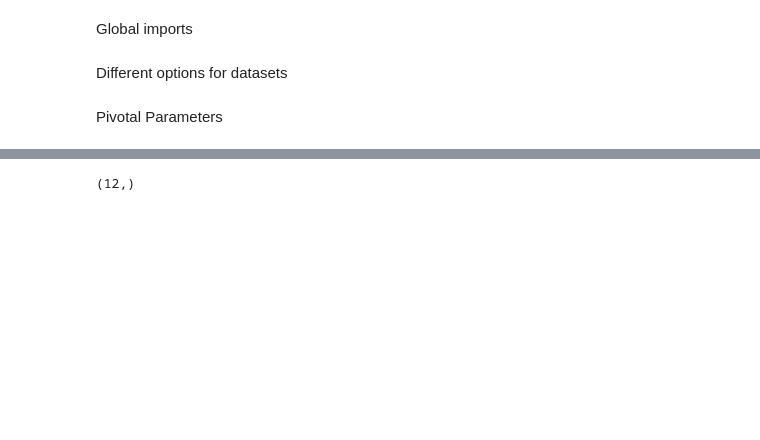
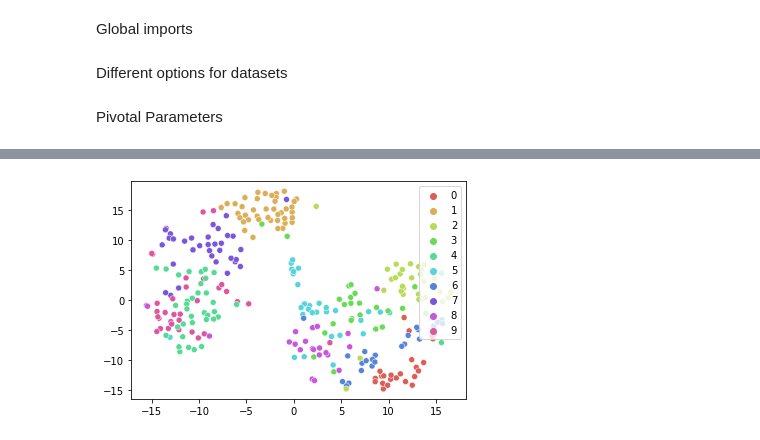
Before and after one commit to markusmkim/DL-Autoencoder, a Jupyter notebook: main.ipynb, the cells around one changed output, grey strips where cells are left out. Saved outputs shown, nothing was run; the diff lists cells and outputs as text; code cells hidden in the pictures; blank space fills up the shorter version.

```diff
--- a/main.ipynb
+++ b/main.ipynb
@@ -132,12 +205,16 @@ show_image_chunks([x_test[:n_autoencoder_reconstructions], transformed_images[:n
 # %%
 # Now that autoencoder is trained, the encoder module can be used for other things
 # encoder = keras.Model(input_layer, latent_layer)
 from utils.visualize import tsne_plot
 
-compressed_image_representations = encoder.predict(x_test)
-tsne_plot(compressed_image_representations[:200], test_labels[:200])
+compressed_images = encoder.predict(x_test)
+if show_tsne:
+    labels = test_labels[:300]
+    if len(labels.shape) == 2:
+        labels = labels.reshape((300, ))
+    tsne_plot(compressed_images[:300], labels)
 # %% [output]
-(12,)
+[figure, added]
 # %%
 if freeze_encoder:
     encoder.trainable = False
```
Also changed, not shown: parts of 22 cells of this notebook, 7 other files.
